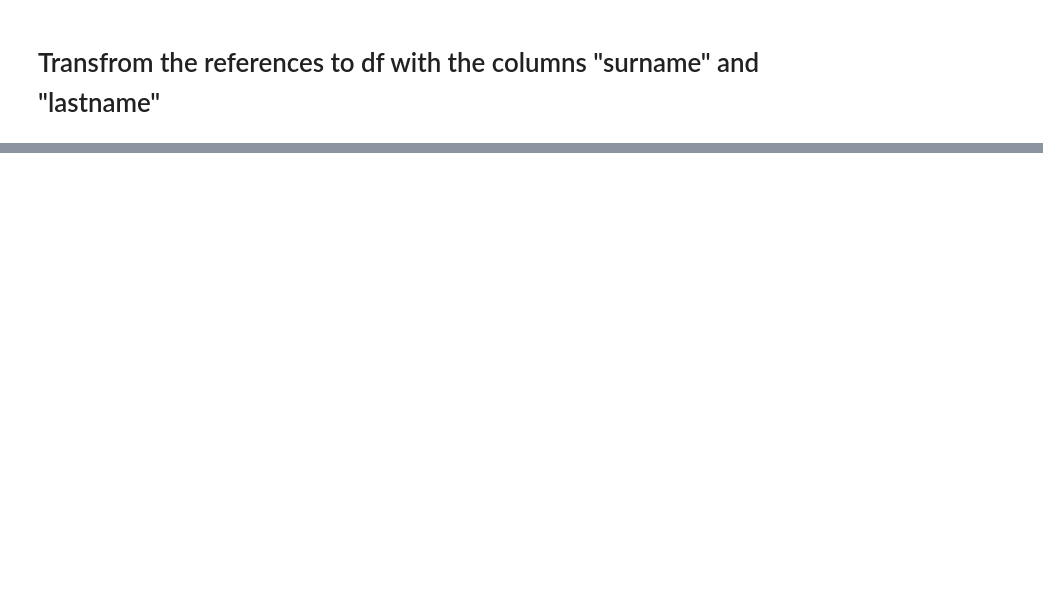
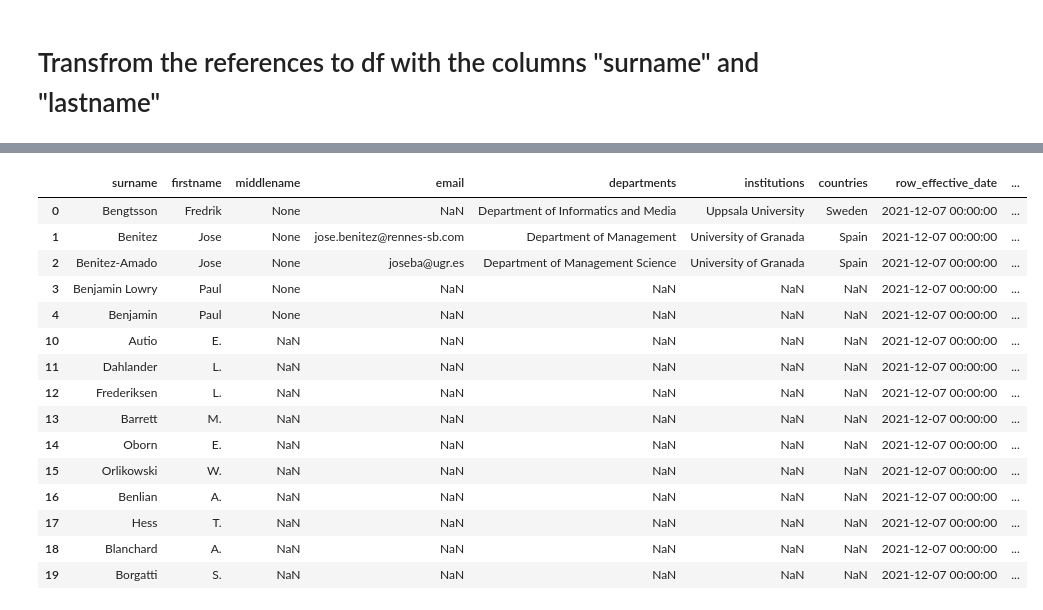
Before and after one commit to luisa2795/datawarehouse_for_SLR, a Jupyter notebook: ETL/testing.ipynb, the cells around one changed output, grey strips where cells are left out. Saved outputs shown, nothing was run; the diff lists cells and outputs as text; code cells hidden in the pictures; blank space fills up the shorter version.

```diff
--- a/ETL/testing.ipynb
+++ b/ETL/testing.ipynb
@@ -96,0 +228,5 @@ from_authors.head(2)
+# %%
+db_aut['row_effective_date']=pd.to_datetime('2021-11-27', infer_datetime_format=True).normalize()
+db_aut['row_expiration_date']=pd.Timestamp.max.normalize()
+db_aut['current_row_indicator']='Current'
+db_aut.head()
@@ -96,0 +320,41 @@ from_authors.head(2)
+# %%
+#test SCD 1 (overwrite changed emails)
+# source_aut.iloc[9].to_dict()
+scd1_row={'surname': 'Bennett',
+ 'firstname': 'J',
+ 'middlename': None,
+ 'email': 'rbennett@gmail.com',
+ 'departments': 'Department of Management, College of Administration and Business',
+ 'institutions': 'Louisiana Tech University',
+ 'countries': 'USA,',
+ 'row_effective_date': '2021-12-07 00:00:00',
+ 'row_expiration_date': '2262-04-11 00:00:00',
+ 'current_row_indicator': 'Current',
+ 'countries_x': np.nan}
+
+source_aut=source_aut.append(scd1_row, ignore_index=True)
+# %%
+#perform a left join on the fresh source data and the DWH data on the author names
+left=pd.merge(source_aut, db_aut, how = 'left', on=['surname', 'firstname', 'middlename'], suffixes=[None, '_db'])
+#get the rows that were not previously present in the DWH
+ready_to_load=left[left.current_row_indicator_db.isna()][['surname', 'firstname', 'middlename', 'email', 'departments', 'institutions', 'countries', 'row_effective_date', 'row_expiration_date', 'current_row_indicator']]
+
+#this can already be written to the DWH
+ready_to_load
+# %% [output]
+|  | surname | firstname | middlename | email | departments | institutions | countries | row_effective_date | ... |
+| 0 | Bengtsson | Fredrik | None | NaN | Department of Informatics and Media | Uppsala University | Sweden | 2021-12-07 00:00:00 | ... |
+| 1 | Benitez | Jose | None | jose.benitez@rennes-sb.com | Department of Management | University of Granada | Spain | 2021-12-07 00:00:00 | ... |
+| 2 | Benitez-Amado | Jose | None | joseba@ugr.es | Department of Management Science | University of Granada | Spain | 2021-12-07 00:00:00 | ... |
+| 3 | Benjamin Lowry | Paul | None | NaN | NaN | NaN | NaN | 2021-12-07 00:00:00 | ... |
+| 4 | Benjamin | Paul | None | NaN | NaN | NaN | NaN | 2021-12-07 00:00:00 | ... |
+| 10 | Autio | E. | NaN | NaN | NaN | NaN | NaN | 2021-12-07 00:00:00 | ... |
+| 11 | Dahlander | L. | NaN | NaN | NaN | NaN | NaN | 2021-12-07 00:00:00 | ... |
+| 12 | Frederiksen | L. | NaN | NaN | NaN | NaN | NaN | 2021-12-07 00:00:00 | ... |
+| 13 | Barrett | M. | NaN | NaN | NaN | NaN | NaN | 2021-12-07 00:00:00 | ... |
+| 14 | Oborn | E. | NaN | NaN | NaN | NaN | NaN | 2021-12-07 00:00:00 | ... |
+| 15 | Orlikowski | W. | NaN | NaN | NaN | NaN | NaN | 2021-12-07 00:00:00 | ... |
+| 16 | Benlian | A. | NaN | NaN | NaN | NaN | NaN | 2021-12-07 00:00:00 | ... |
+| 17 | Hess | T. | NaN | NaN | NaN | NaN | NaN | 2021-12-07 00:00:00 | ... |
+| 18 | Blanchard | A. | NaN | NaN | NaN | NaN | NaN | 2021-12-07 00:00:00 | ... |
+| 19 | Borgatti | S. | NaN | NaN | NaN | NaN | NaN | 2021-12-07 00:00:00 | ... |
```
Also changed, not shown: parts of 24 cells of this notebook, 5 other files.
